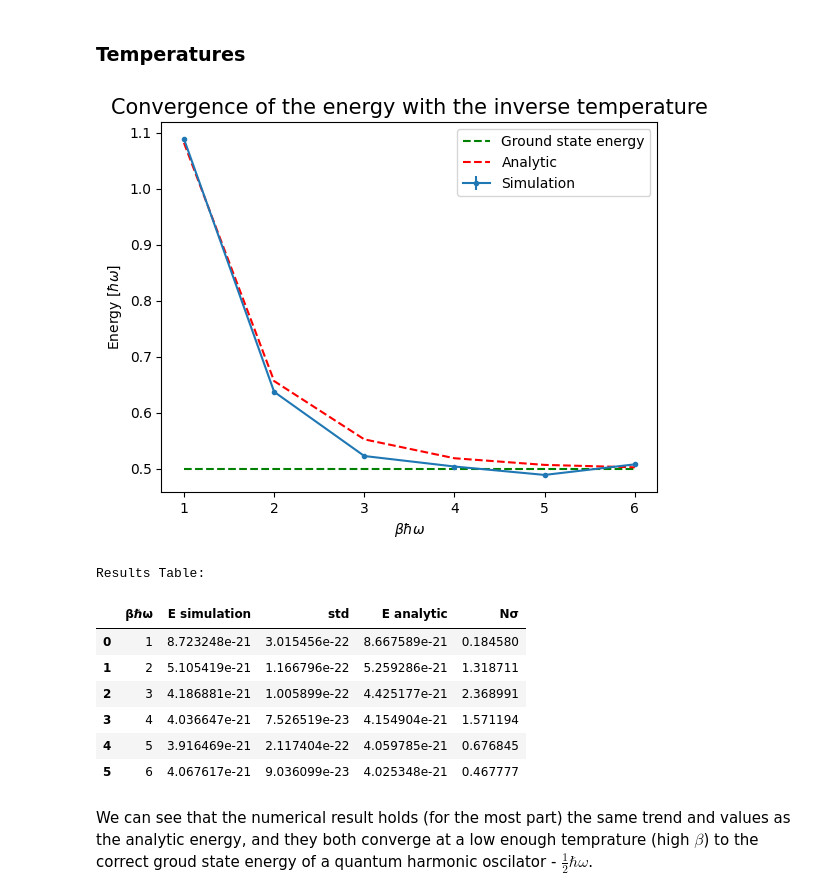
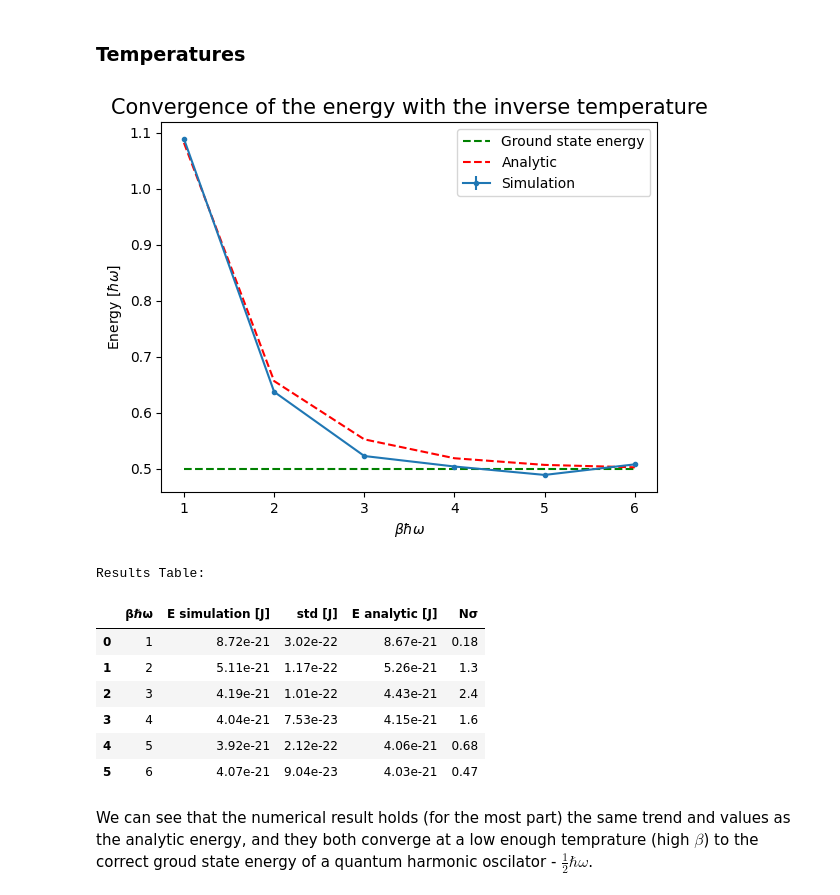
Before and after one commit to YehonathanBarda/Molecular-Simulations-Final-Project-Barda-and-Yotam, a Jupyter notebook: ReportProjIII.ipynb, the cells around one changed output. Cells and saved outputs as stored; diff of their text form; code cells hidden in the pictures.

```diff
--- a/ReportProjIII.ipynb
+++ b/ReportProjIII.ipynb
@@ -218,41 +218,48 @@ E_analitic = 1 / 2 * 1 / np.tanh(1 / 2  * np.arange(1,7,1)) #*  hbar * trap_omeg
 
 for n in range(1,7):
     beta = n / (hbar * trap_omega)
     Nbids = int(np.round(N6 * 6 / n / 2) * 2) # Number of beads for n, rounded to the nearest even number
     En_list = []
     for j in range(3):
         energy_file = "results - temps\A beta = {:.1e} bids = {:} run = {:}".format(beta, Nbids,j) + '.erg'
         energy_df = pd.read_csv(energy_file, sep=' ')
         energy = energy_df['E']
         En_list.append(energy.mean())
     E_list.append(np.mean(En_list))
     std_list.append(np.std(En_list))
 
 
 
 plt.errorbar(beta_list, np.array(E_list) / (hbar * trap_omega)  , yerr=std_list, fmt='.-', label='Simulation')
 plt.hlines(1/2  ,beta_list[0],beta_list[-1], ls='--', color = 'g', label='Ground state energy')
 plt.plot(beta_list, E_analitic, 'r--', label='Analytic')
 plt.xlabel(r'$\beta \hbar \omega$')
 plt.ylabel('Energy [$\hbar \omega$]')
 plt.legend()
 plt.title('Convergence of the energy with the inverse temperature', fontsize=15)
 plt.show()
 
 N_sigma = np.abs(np.array(E_list) - E_analitic * hbar * trap_omega) / np.array(std_list)
 print("Results Table:")
-results = pd.DataFrame({'βℏω': beta_list, 'E simulation': E_list, 'std': std_list, 'E analytic': E_analitic * hbar * trap_omega, 'Nσ': N_sigma})
+
+results = pd.DataFrame({
+    'βℏω': beta_list,
+    'E simulation [J]': ["{:.2e}".format(e) for e in E_list],
+    'std [J]': ["{:.2e}".format(s) for s in std_list],
+    'E analytic [J]': ["{:.2e}".format(e) for e in E_analitic * hbar * trap_omega],
+    'Nσ': ["{:.2}".format(n) for n in N_sigma]
+})
 display(results)
 # %% [output]
 [figure]
 Results Table:
-|  | βℏω | E simulation | std | E analytic | Nσ |
-| 0 | 1 | 8.723248e-21 | 3.015456e-22 | 8.667589e-21 | 0.184580 |
-| 1 | 2 | 5.105419e-21 | 1.166796e-22 | 5.259286e-21 | 1.318711 |
-| 2 | 3 | 4.186881e-21 | 1.005899e-22 | 4.425177e-21 | 2.368991 |
-| 3 | 4 | 4.036647e-21 | 7.526519e-23 | 4.154904e-21 | 1.571194 |
-| 4 | 5 | 3.916469e-21 | 2.117404e-22 | 4.059785e-21 | 0.676845 |
-| 5 | 6 | 4.067617e-21 | 9.036099e-23 | 4.025348e-21 | 0.467777 |
+|  | βℏω | E simulation [J] | std [J] | E analytic [J] | Nσ |
+| 0 | 1 | 8.72e-21 | 3.02e-22 | 8.67e-21 | 0.18 |
+| 1 | 2 | 5.11e-21 | 1.17e-22 | 5.26e-21 | 1.3 |
+| 2 | 3 | 4.19e-21 | 1.01e-22 | 4.43e-21 | 2.4 |
+| 3 | 4 | 4.04e-21 | 7.53e-23 | 4.15e-21 | 1.6 |
+| 4 | 5 | 3.92e-21 | 2.12e-22 | 4.06e-21 | 0.68 |
+| 5 | 6 | 4.07e-21 | 9.04e-23 | 4.03e-21 | 0.47 |
 # %% [markdown]
 We can see that the numerical result holds (for the most part) the same trend and values as the analytic energy, and they both converge at a low enough temprature (high $\beta$) to the correct groud state energy of a quantum harmonic oscilator - $\frac{1}{2}\hbar\omega$.
 # %% [markdown]
```
Also changed, not shown: parts of 3 cells of this notebook, 1 other file.
